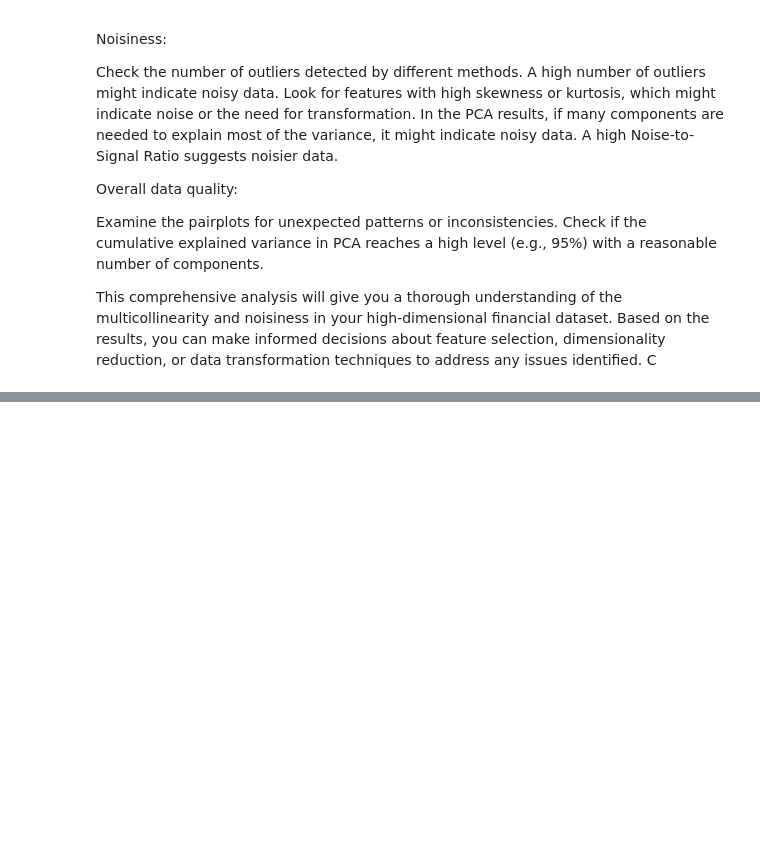
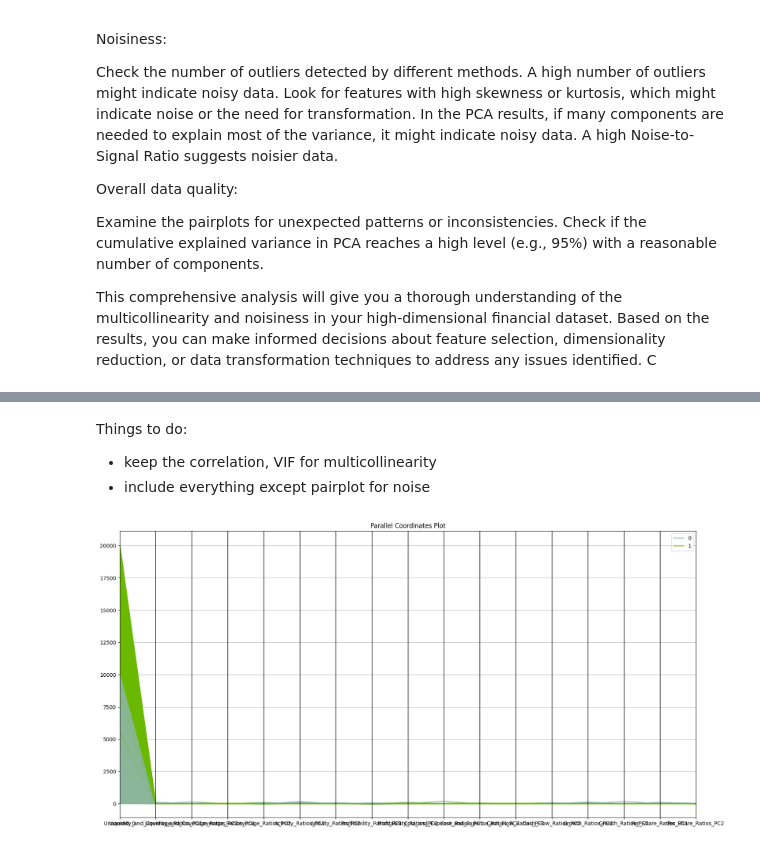
Before and after one commit to MithulMDev/Financial_distress_classification, a Jupyter notebook: multicollinearity.ipynb, the cells around one changed output, grey strips where cells are left out. Drawn from its saved outputs; the diff is of its cells as text; code cells hidden in the pictures; blank space fills up the shorter version.

```diff
--- a/multicollinearity.ipynb
+++ b/multicollinearity.ipynb
@@ -137,0 +239,14 @@ This comprehensive analysis will give you a thorough understanding of the multic
+# %% [markdown]
+Things to do:
+
+- keep the correlation, VIF for multicollinearity
+- include everything except pairplot for noise
+# %%
+from pandas.plotting import parallel_coordinates
+
+plt.figure(figsize=(20, 10))
+parallel_coordinates(df_mice, "LABEL")
+plt.title('Parallel Coordinates Plot')
+plt.show()
+# %% [output]
+[figure, added]
```
Also changed, not shown: parts of 4 cells of this notebook, 3 other files.
